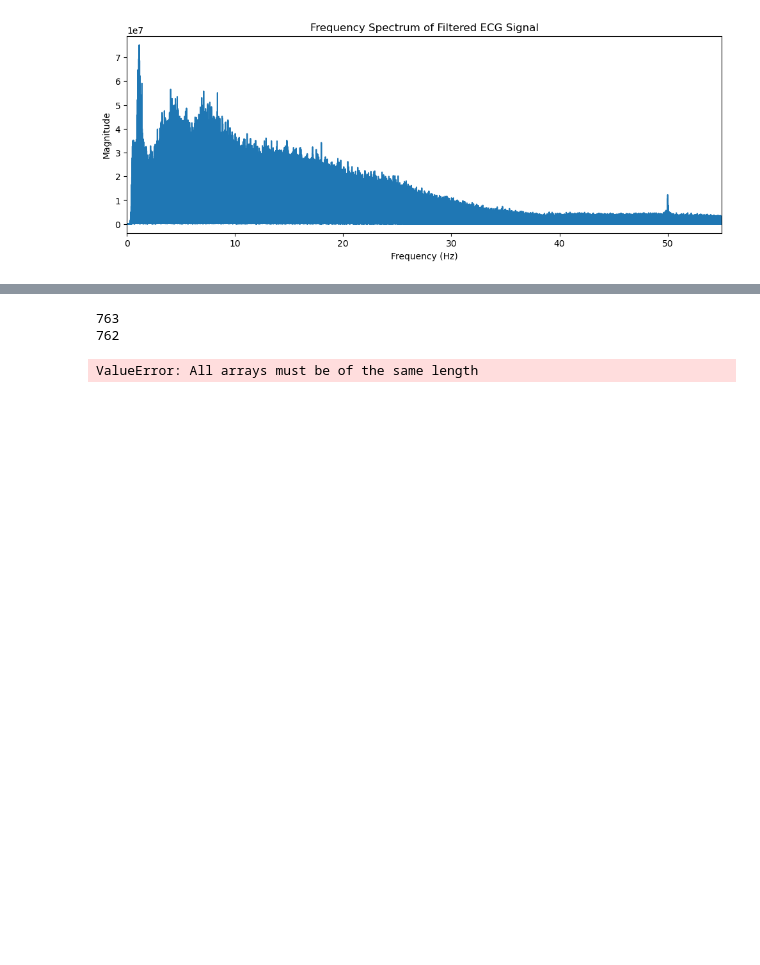
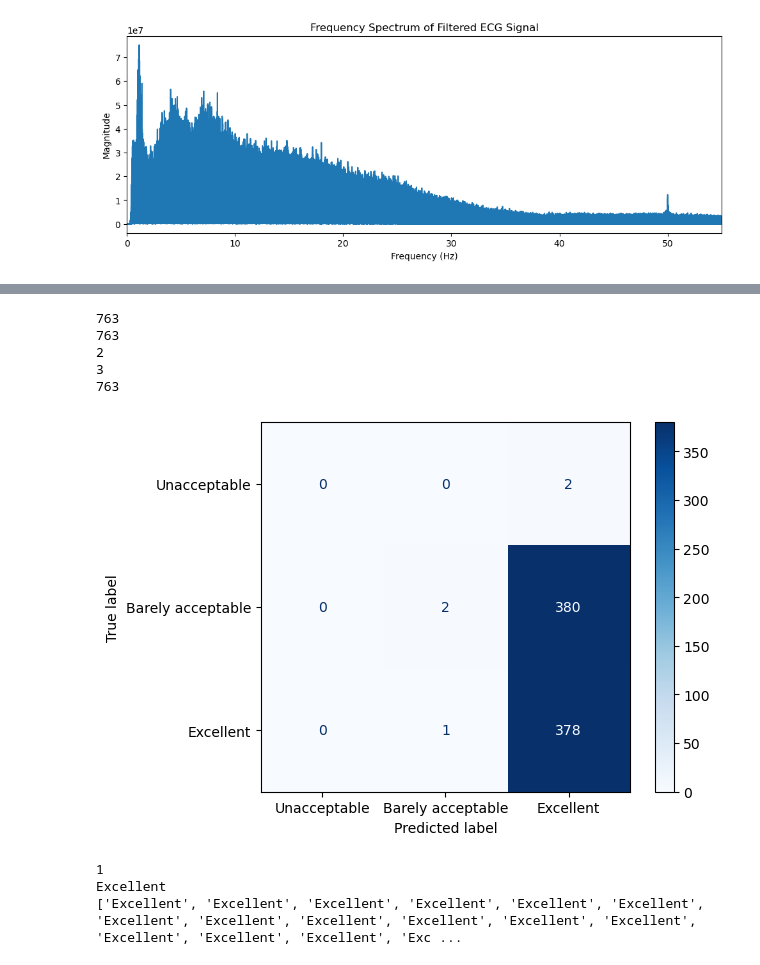
Before and after one commit to AU668208/Epilepsy_MasterThesis, a Jupyter notebook: QA_dataset/TestNotebookQDB.ipynb, the cells around one changed output, grey strips where cells are left out. Cells and saved outputs as stored; diff of their text form; code cells hidden in the pictures; blank space fills up the shorter version.

```diff
--- a/QA_dataset/TestNotebookQDB.ipynb
+++ b/QA_dataset/TestNotebookQDB.ipynb
@@ -145,7 +147,7 @@ plt.show()
 
 # Setup segments for futhere analysis
 segments = []
-for i in range(len(starts)-1):
+for i in range(len(starts)):
     if pd.isna(starts[i]) or pd.isna(ends[i]) or pd.isna(ann[i]):
         continue
     segments.append((starts[i], ends[i]))
@@ -283,0 +288,20 @@ q_beats = nk.ecg_quality(ecg_clean, rpeaks=rpeaks_idx, sampling_rate=fs, method=
+# %%
+counter = 0
+q_beats_test1 = []
+q_beats_fussy_test1 = []
+for seg in segments:
+    if seg[1] - seg[0] < 4000:
+        q_beats1 = 0
+        q_beats_test1.append(np.mean(q_beats1))
+        q_beats_fussy1 = "Unacceptable"
+        q_beats_fussy_test1.append(q_beats_fussy1)
+        counter += 1
+        continue
+    q_beats1 = nk.ecg_quality(ecg_clean[seg[0]:seg[1], 0] if ecg_clean.ndim > 1 else ecg_clean[seg[0]:seg[1]], sampling_rate=fs, method='averageQRS')
+    # print(q_beats1)
+    # print(np.mean(q_beats1))
+    q_beats_test1.append(np.mean(q_beats1))
+    q_beats_fussy1 = nk.ecg_quality(ecg_clean[seg[0]:seg[1], 0] if ecg_clean.ndim > 1 else ecg_clean[seg[0]:seg[1]], sampling_rate=fs, method='zhao2018')
+    q_beats_fussy_test1.append(q_beats_fussy1)
+
+print("How many segments skipped due to length < 4000:", counter)
@@ -300,39 +346,60 @@ print(q_beats.shape)
 # %%
-print(len(labels))
-print(len(labels_pred))
+# print(len(labels))
+# print(len(labels_pred))
+
+# print(labels[len(labels)-1])
+# print(labels_pred[len(labels_pred)-1])
+
+# print(len(segments))
 # %% [output]
 763
-762
+763
+2
+3
+763
 # %%
 # Get predictions for each segment
 labels_pred = []
 for seg in segments:
     # Find beats within the segment
     beats_in_segment = (rpeaks_idx >= seg[0]) & (rpeaks_idx <= seg[1])
-    seg_q_beats = q_beats[beats_in_segment]
+    seg_q_beats = q_beats[rpeaks_idx[beats_in_segment]]
     if len(seg_q_beats) == 0:
         # No beats in segment, handle as needed (e.g., assign lowest quality)
         labels_pred.append(3)
         continue
+
     seg_sqi_mean = np.mean(seg_q_beats)
-    if seg_sqi_mean < 0.33:
+    # seg_sqi_mean = np.min(seg_q_beats)
+    # seg_sqi_mean = np.median(seg_q_beats)
+
+
+    if seg_sqi_mean < 0.5:
         labels_pred.append(3)  # Unacceptable
-    elif seg_sqi_mean < 0.66:
+    elif seg_sqi_mean < 0.8:
         labels_pred.append(2)  # Barely acceptable
     else:
         labels_pred.append(1)  # Excellent
 
 # --- 2) Evaluer resultatet ---
 # Prepare DataFrame for evaluation
 df = pd.DataFrame({
     "label_true": labels.dropna().astype(int).values,
     "label_pred": labels_pred
 })
 df["label_true_str"] = df["label_true"].map({1: "Excellent", 2: "Barely acceptable", 3: "Unacceptable"})
 df["label_pred_str"] = df["label_pred"].map({1: "Excellent", 2: "Barely acceptable", 3: "Unacceptable"})
 cm = confusion_matrix(df["label_true_str"], df["label_pred_str"], labels=["Unacceptable", "Barely acceptable", "Excellent"])
 disp = ConfusionMatrixDisplay(confusion_matrix=cm, display_labels=["Unacceptable", "Barely acceptable", "Excellent"])
 disp.plot(cmap="Blues")
 plt.show()
 # %% [output]
-ValueError: All arrays must be of the same length
+[figure, added]
+# %%
+print(labels[1])
+print(labels_true_str[1])
+print(labels_true_str_fussy)
+# %% [output]
+1
+Excellent
+['Excellent', 'Excellent', 'Excellent', 'Excellent', 'Excellent', 'Excellent', 'Excellent', 'Excellent', 'Excellent', 'Excellent', 'Excellent', 'Excellent', 'Excellent', 'Excellent', 'Excellent', 'Exc ...
```
Also changed, not shown: parts of 16 cells of this notebook, 2 other files.
